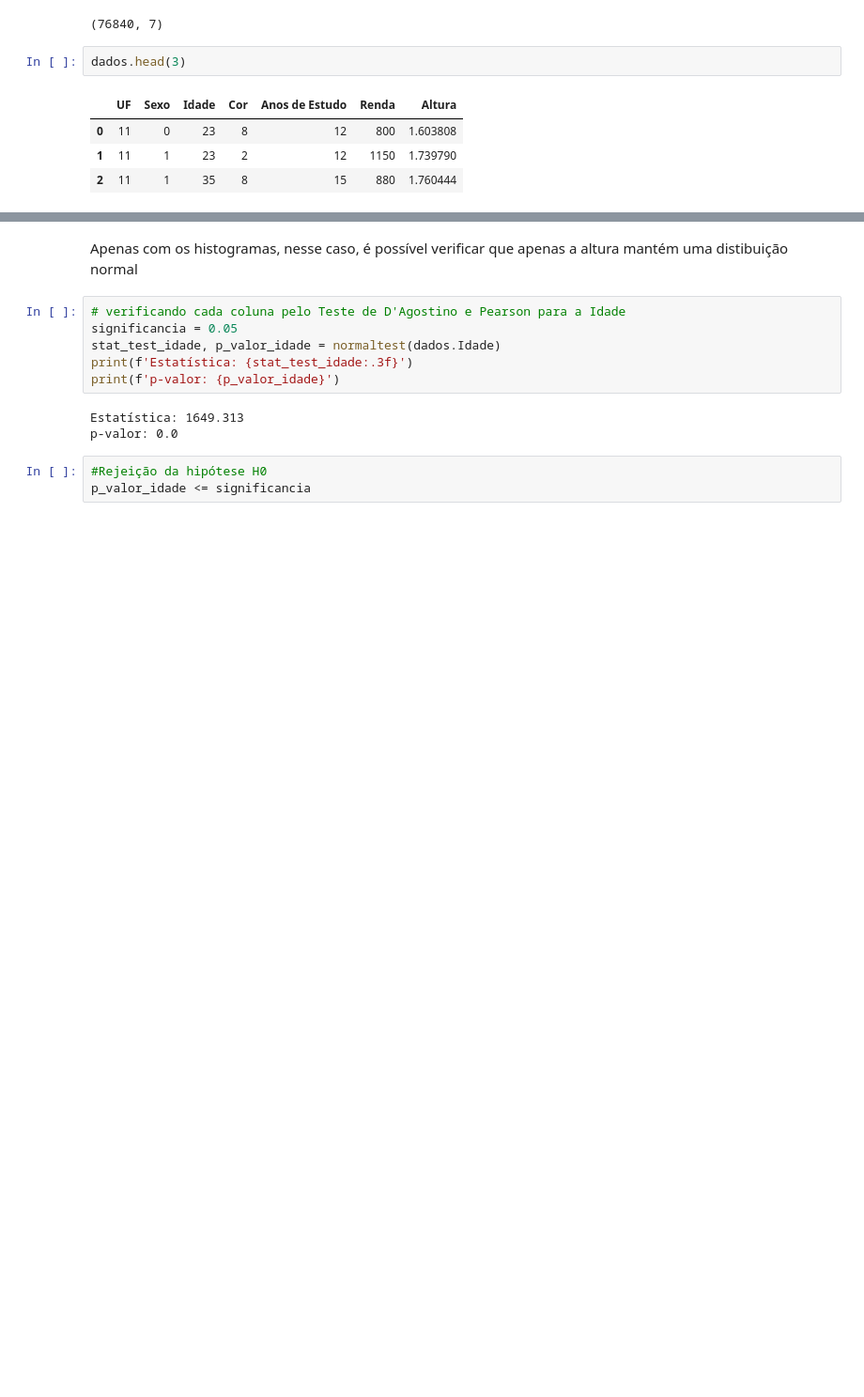
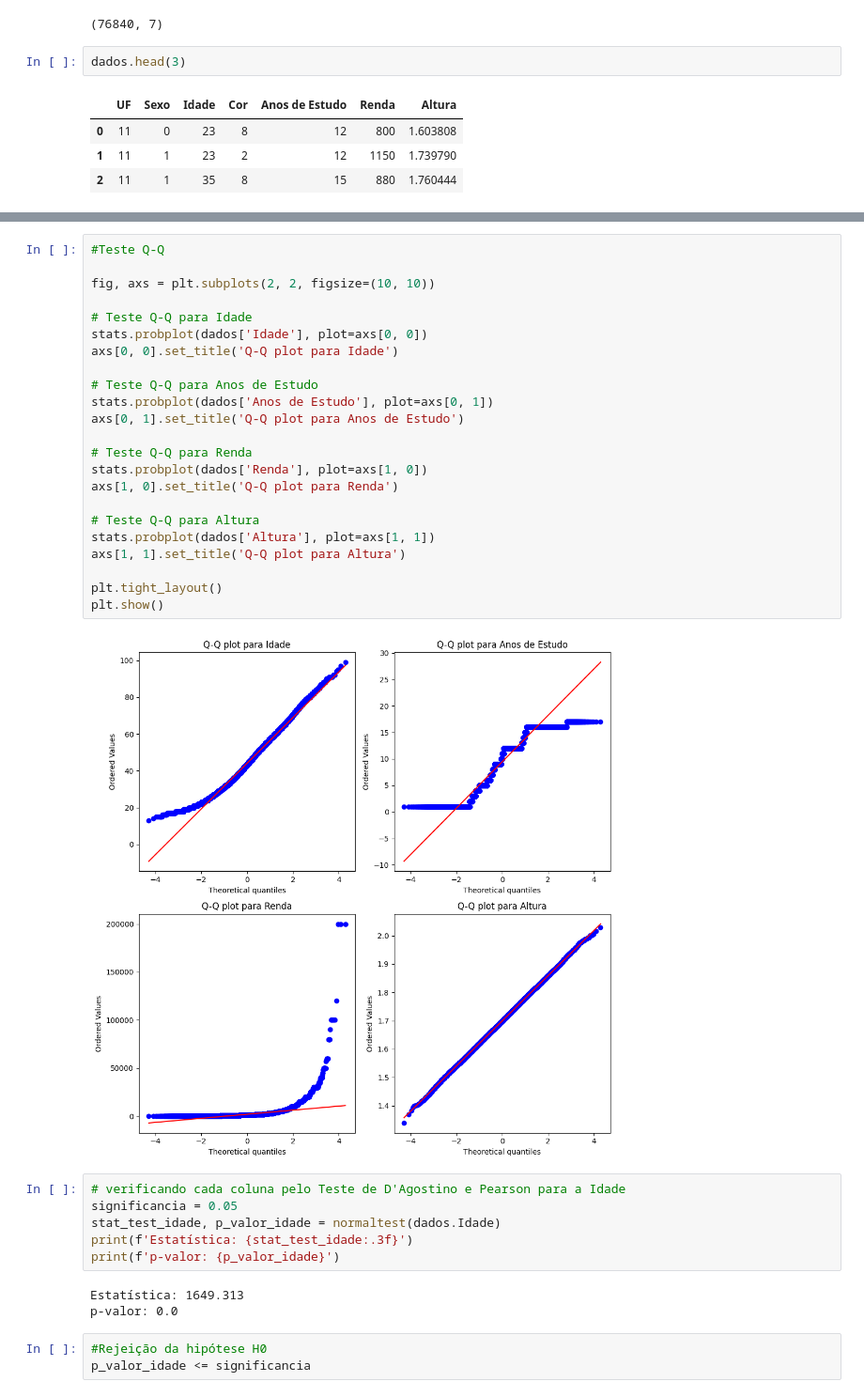
Before and after one commit to angelafrocha/Estatistica-com-Python, a Jupyter notebook: Teste_de_Normalidade.ipynb, the cells around one changed output, grey strips where cells are left out. Shown at 94% size. Cells and saved outputs as stored; diff of their text form; blank space fills up the shorter version.

```diff
--- a/Teste_de_Normalidade.ipynb
+++ b/Teste_de_Normalidade.ipynb
@@ -59,5 +60,28 @@ plt.show()
-# %% [markdown]
-Apenas com os histogramas, nesse caso, é possível verificar que apenas a altura mantém uma distibuição normal
+# %%
+#Teste Q-Q
+
+fig, axs = plt.subplots(2, 2, figsize=(10, 10))
+
+# Teste Q-Q para Idade
+stats.probplot(dados['Idade'], plot=axs[0, 0])
+axs[0, 0].set_title('Q-Q plot para Idade')
+
+# Teste Q-Q para Anos de Estudo
+stats.probplot(dados['Anos de Estudo'], plot=axs[0, 1])
+axs[0, 1].set_title('Q-Q plot para Anos de Estudo')
+
+# Teste Q-Q para Renda
+stats.probplot(dados['Renda'], plot=axs[1, 0])
+axs[1, 0].set_title('Q-Q plot para Renda')
+
+# Teste Q-Q para Altura
+stats.probplot(dados['Altura'], plot=axs[1, 1])
+axs[1, 1].set_title('Q-Q plot para Altura')
+
+plt.tight_layout()
+plt.show()
+# %% [output]
+[figure, added]
 # %%
 # verificando cada coluna pelo Teste de D'Agostino e Pearson para a Idade
 significancia = 0.05
```
Also changed, not shown: parts of 2 cells of this notebook.
